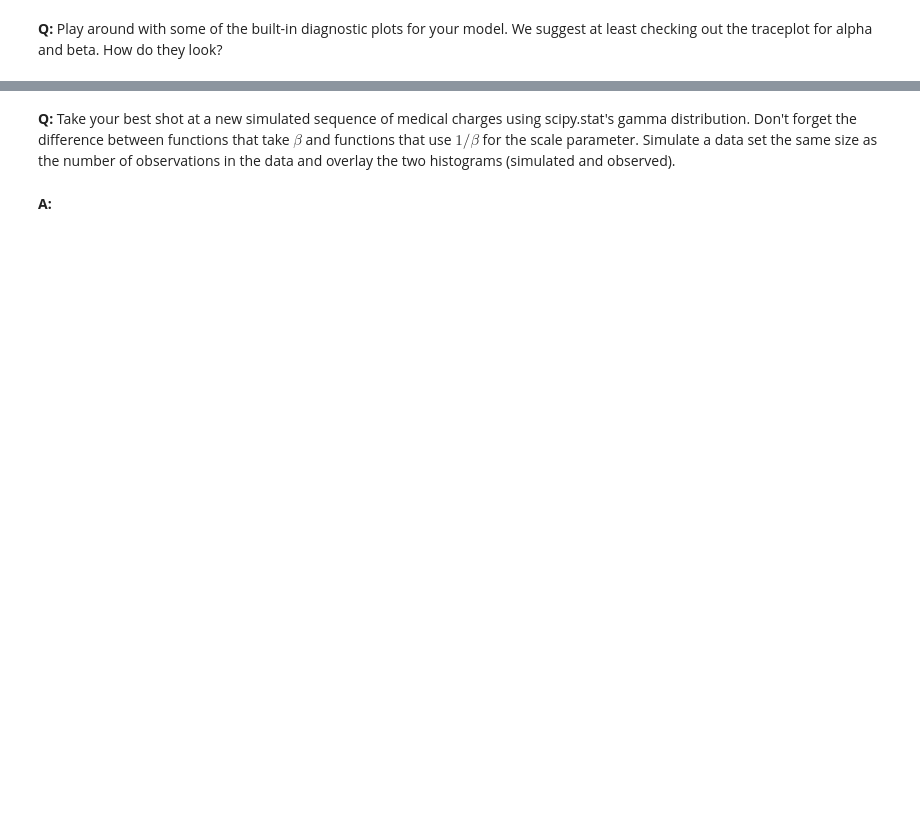
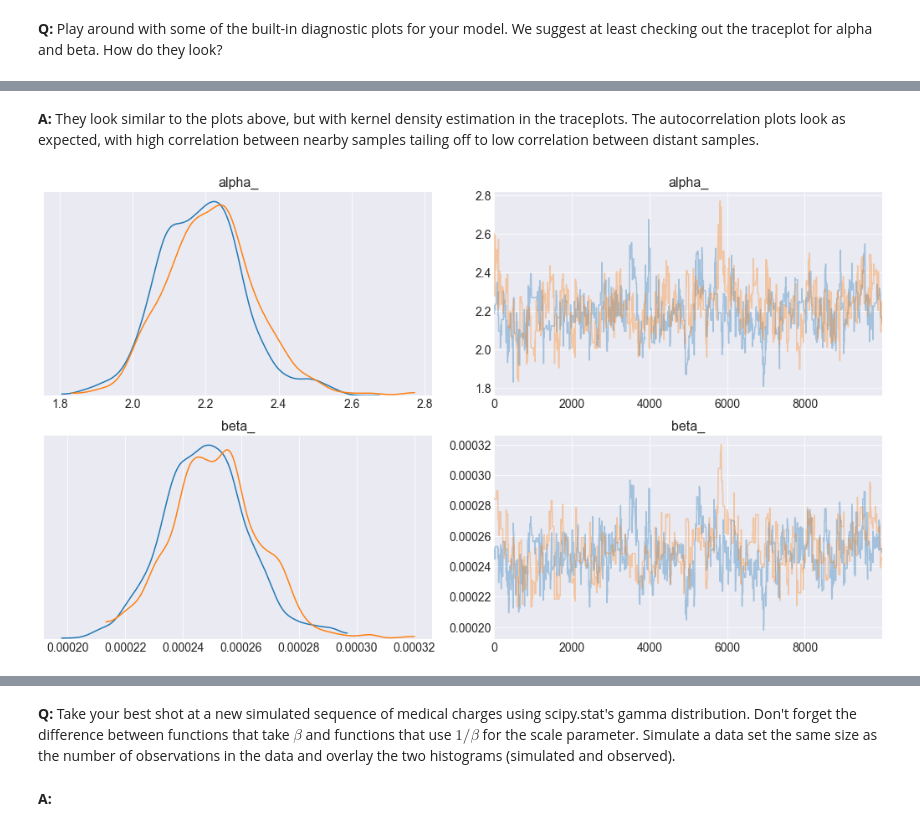
Before and after one commit to ebhtra/springboard, a Jupyter notebook: Bayesian_stats_Q6.28/inferential_statistics_3-Q.ipynb, the cells around one changed output, grey strips where cells are left out. Cells and saved outputs as stored; diff of their text form; code cells hidden in the pictures; blank space fills up the shorter version.

```diff
--- a/Bayesian_stats_Q6.28/inferential_statistics_3-Q.ipynb
+++ b/Bayesian_stats_Q6.28/inferential_statistics_3-Q.ipynb
@@ -126,0 +161,6 @@ __A:__
+# %% [markdown]
+__A:__  They look similar to the plots above, but with kernel density estimation in the traceplots.  The autocorrelation plots look as expected, with high correlation between nearby samples tailing off to low correlation between distant samples.
+# %%
+_ = pm.plots.traceplot(data=trace, var_names=["alpha_", "beta_"], figsize=(14, 8))
+# %% [output]
+[figure, added]
```
Also changed, not shown: parts of 13 cells of this notebook.
